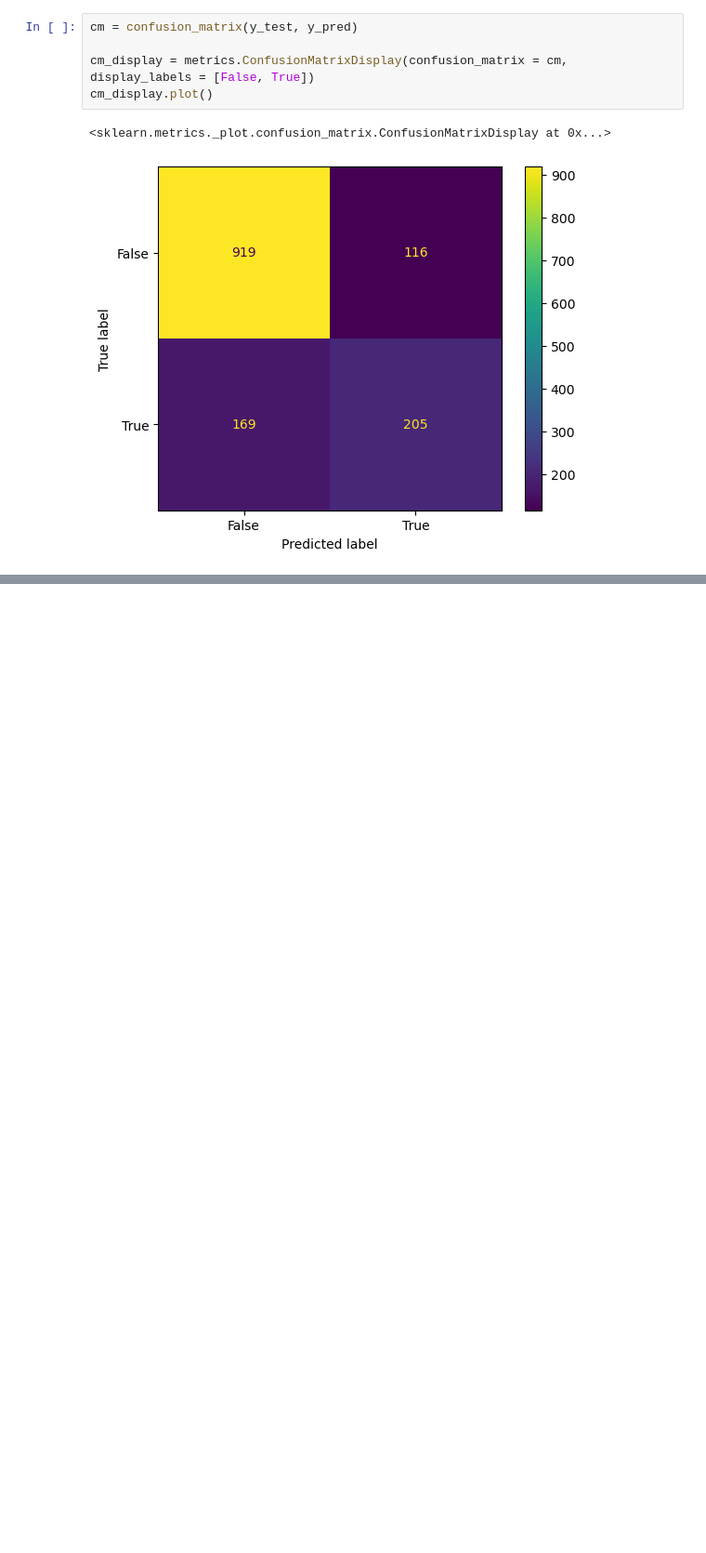
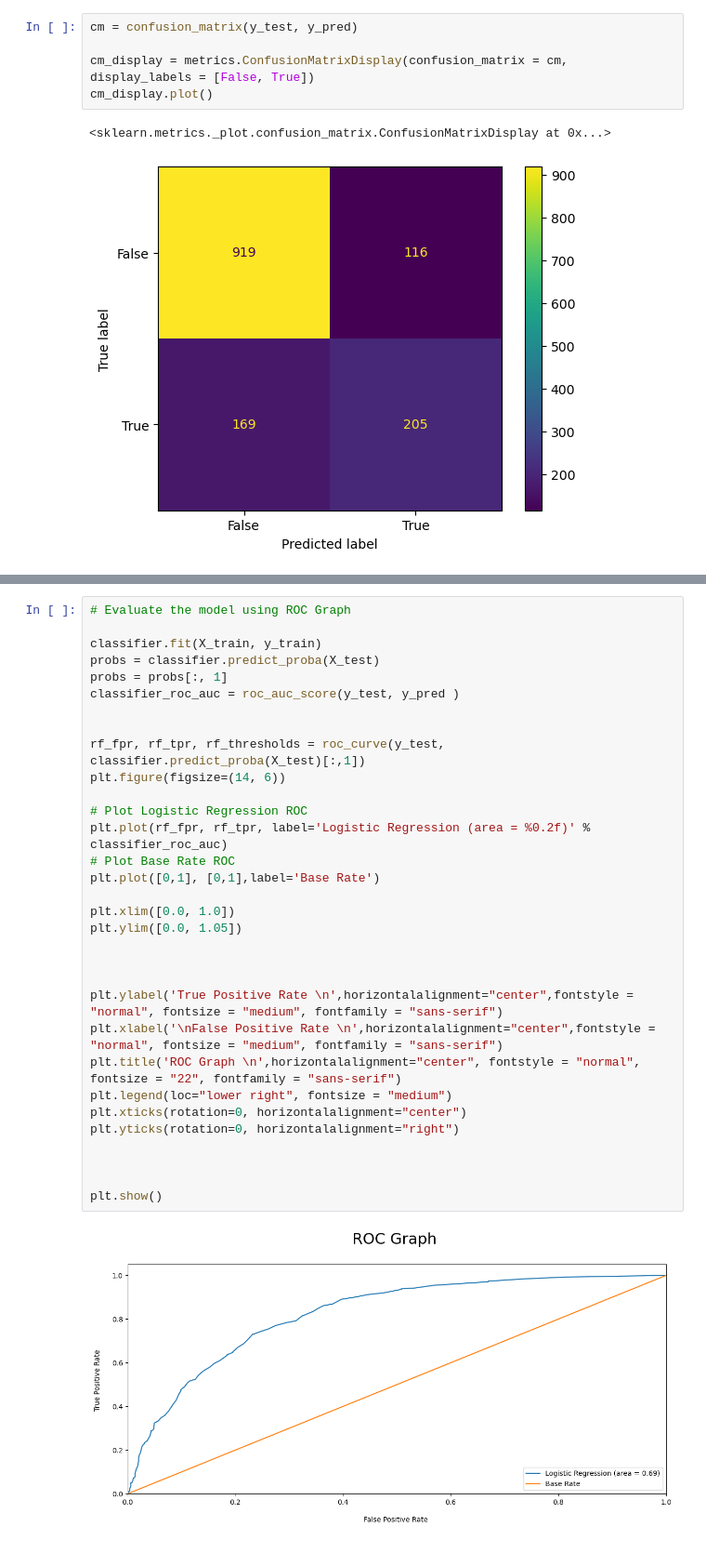
Before and after one commit to KhadafiZubaidiDev/my-projects, a Jupyter notebook: classification-project/main.ipynb, the cells around one changed output, grey strips where cells are left out. Shown at 93% size. Cells and saved outputs as stored; diff of their text form; blank space fills up the shorter version.

```diff
--- a/classification-project/main.ipynb
+++ b/classification-project/main.ipynb
@@ -803,0 +824,34 @@ cm_display.plot()
+# %%
+# Evaluate the model using ROC Graph
+
+classifier.fit(X_train, y_train)
+probs = classifier.predict_proba(X_test)
+probs = probs[:, 1]
+classifier_roc_auc = roc_auc_score(y_test, y_pred )
+
+
+rf_fpr, rf_tpr, rf_thresholds = roc_curve(y_test, classifier.predict_proba(X_test)[:,1])
+plt.figure(figsize=(14, 6))
+
+# Plot Logistic Regression ROC
+plt.plot(rf_fpr, rf_tpr, label='Logistic Regression (area = %0.2f)' % classifier_roc_auc)
+# Plot Base Rate ROC
+plt.plot([0,1], [0,1],label='Base Rate')
+
+plt.xlim([0.0, 1.0])
+plt.ylim([0.0, 1.05])
+
+
+
+plt.ylabel('True Positive Rate \n',horizontalalignment="center",fontstyle = "normal", fontsize = "medium", fontfamily = "sans-serif")
+plt.xlabel('\nFalse Positive Rate \n',horizontalalignment="center",fontstyle = "normal", fontsize = "medium", fontfamily = "sans-serif")
+plt.title('ROC Graph \n',horizontalalignment="center", fontstyle = "normal", fontsize = "22", fontfamily = "sans-serif")
+plt.legend(loc="lower right", fontsize = "medium")
+plt.xticks(rotation=0, horizontalalignment="center")
+plt.yticks(rotation=0, horizontalalignment="right")
+
+
+
+plt.show()
+# %% [output]
+[figure, added]
```
Also changed, not shown: parts of 1 cell of this notebook, 1 other file.
